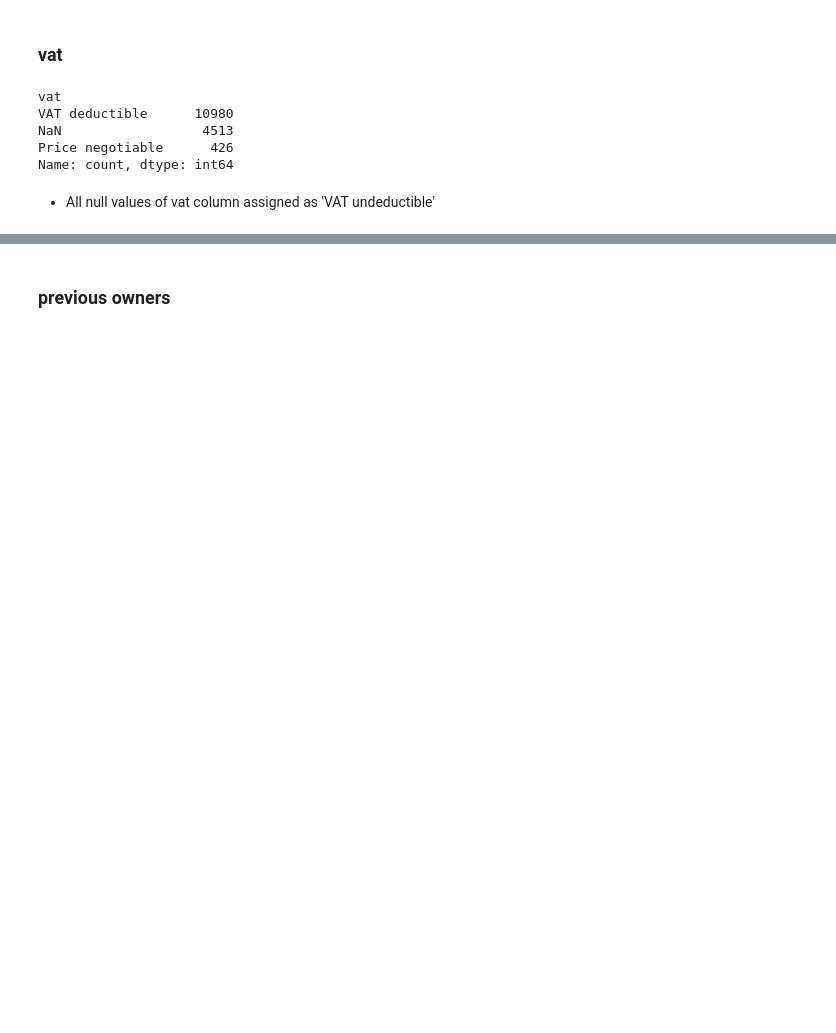
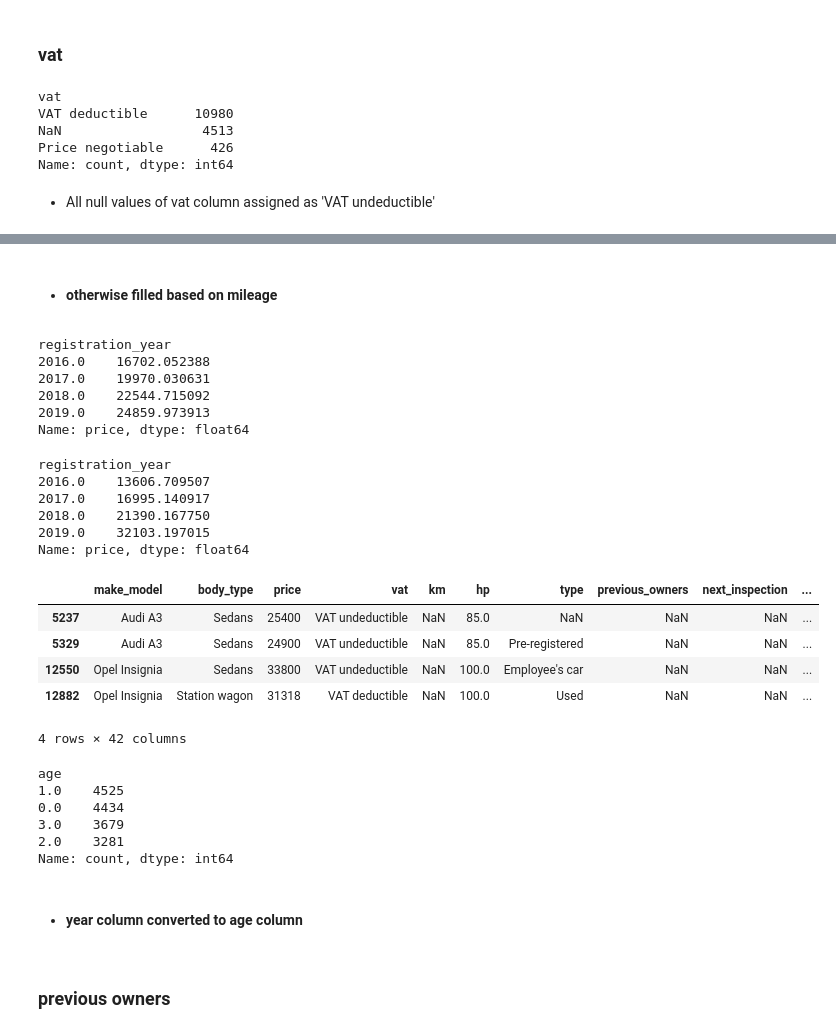
Before and after one commit to drewgervang/magnimind, a Jupyter notebook: Machine Learning/ML_Project1 - Car Data/Car Data Missing Values.ipynb, the cells around one changed output, grey strips where cells are left out. Cells and saved outputs as stored; diff of their text form; code cells hidden in the pictures; blank space fills up the shorter version.

Commit message:
Missing Values wip

```diff
--- a/Machine Learning/ML_Project1 - Car Data/Car Data Missing Values.ipynb
+++ b/Machine Learning/ML_Project1 - Car Data/Car Data Missing Values.ipynb
@@ -341,0 +357,37 @@ KeyError: 'Type'
+# %%
+df.loc[(df['registration_year'].isnull()) & (df.km <= 5000),'registration_year'] =2019
+# %%
+df.loc[(df['registration_year'].isnull()) & (df.km > 50000),'registration_year'] =2016
+# %%
+df.loc[(df['registration_year'].isnull()) & (df.km < 19000),'registration_year'] =2018
+# %%
+df.loc[(df['registration_year'].isnull()) & (df.km < 40000),'registration_year'] =2017
+# %% [markdown]
+- #### otherwise filled based on mileage
+# %%
+df[(df['make_model'] == 'Audi A3') & (df['body_type'] == 'Sedans')].groupby('registration_year').price.mean()
+# %% [output]
+registration_year
+2016.0    16702.052388
+2017.0    19970.030631
+2018.0    22544.715092
+2019.0    24859.973913
+Name: price, dtype: float64
+# %%
+df[(df['make_model'] == 'Opel Insignia')].groupby('registration_year').price.mean()
+# %% [output]
+registration_year
+2016.0    13606.709507
+2017.0    16995.140917
+2018.0    21390.167750
+2019.0    32103.197015
+Name: price, dtype: float64
+# %%
+df.loc[(df['registration_year'].isnull())]
+# %% [output]
+|  | make_model | body_type | price | vat | km | hp | type | previous_owners | next_inspection | ... |
+| 5237 | Audi A3 | Sedans | 25400 | VAT undeductible | NaN | 85.0 | NaN | NaN | NaN | ... |
+| 5329 | Audi A3 | Sedans | 24900 | VAT undeductible | NaN | 85.0 | Pre-registered | NaN | NaN | ... |
+| 12550 | Opel Insignia | Sedans | 33800 | VAT undeductible | NaN | 100.0 | Employee's car | NaN | NaN | ... |
+| 12882 | Opel Insignia | Station wagon | 31318 | VAT deductible | NaN | 100.0 | Used | NaN | NaN | ... |
+4 rows × 42 columns
@@ -342,2 +400,13 @@ KeyError: 'Type'
+# %%
+df['age'].value_counts(dropna=False)
+# %% [output]
+age
+1.0    4525
+0.0    4434
+3.0    3679
+2.0    3281
+Name: count, dtype: int64
+# %% [markdown]
+- #### year column converted to age column
 # %% [markdown]
 ### previous owners
```
Also changed, not shown: parts of 85 cells of this notebook, 19 other files.
